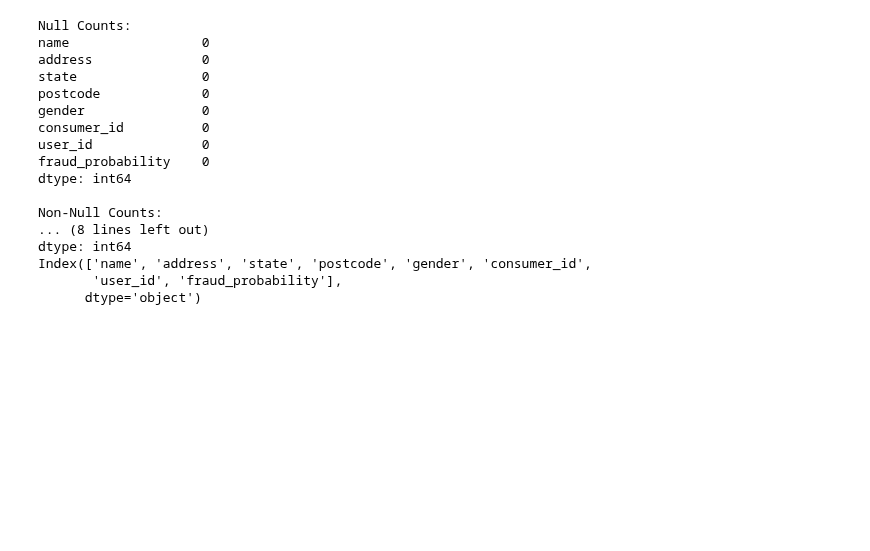
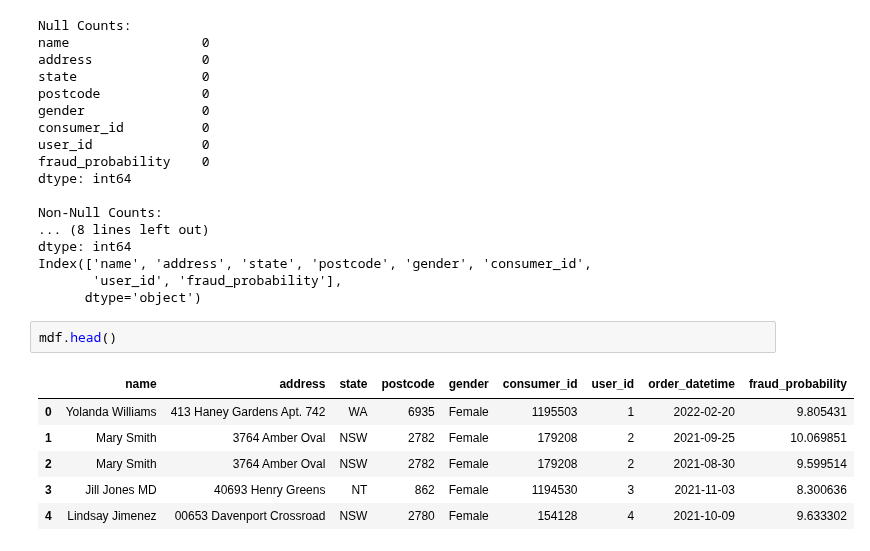
Before and after one commit to MAST30034-AppliedDataScience/project-2-group-buy-now-pay-later-industry-project-24, a Jupyter notebook: notebooks/preliminary_analysis.ipynb, the cells around one changed output. Saved outputs shown, nothing was run; the diff lists cells and outputs as text; blank space fills up the shorter version.

```diff
--- a/notebooks/preliminary_analysis.ipynb
+++ b/notebooks/preliminary_analysis.ipynb
@@ -239,3 +239,12 @@ dtype: int64
 Index(['name', 'address', 'state', 'postcode', 'gender', 'consumer_id',
        'user_id', 'fraud_probability'],
       dtype='object')
+# %%
+mdf.head()
+# %% [output]
+|  | name | address | state | postcode | gender | consumer_id | user_id | order_datetime | fraud_probability |
+| 0 | Yolanda Williams | 413 Haney Gardens Apt. 742 | WA | 6935 | Female | 1195503 | 1 | 2022-02-20 | 9.805431 |
+| 1 | Mary Smith | 3764 Amber Oval | NSW | 2782 | Female | 179208 | 2 | 2021-09-25 | 10.069851 |
+| 2 | Mary Smith | 3764 Amber Oval | NSW | 2782 | Female | 179208 | 2 | 2021-08-30 | 9.599514 |
+| 3 | Jill Jones MD | 40693 Henry Greens | NT | 862 | Female | 1194530 | 3 | 2021-11-03 | 8.300636 |
+| 4 | Lindsay Jimenez | 00653 Davenport Crossroad | NSW | 2780 | Female | 154128 | 4 | 2021-10-09 | 9.633302 |
```
Also changed, not shown: parts of 3 cells of this notebook, 1 other file.
